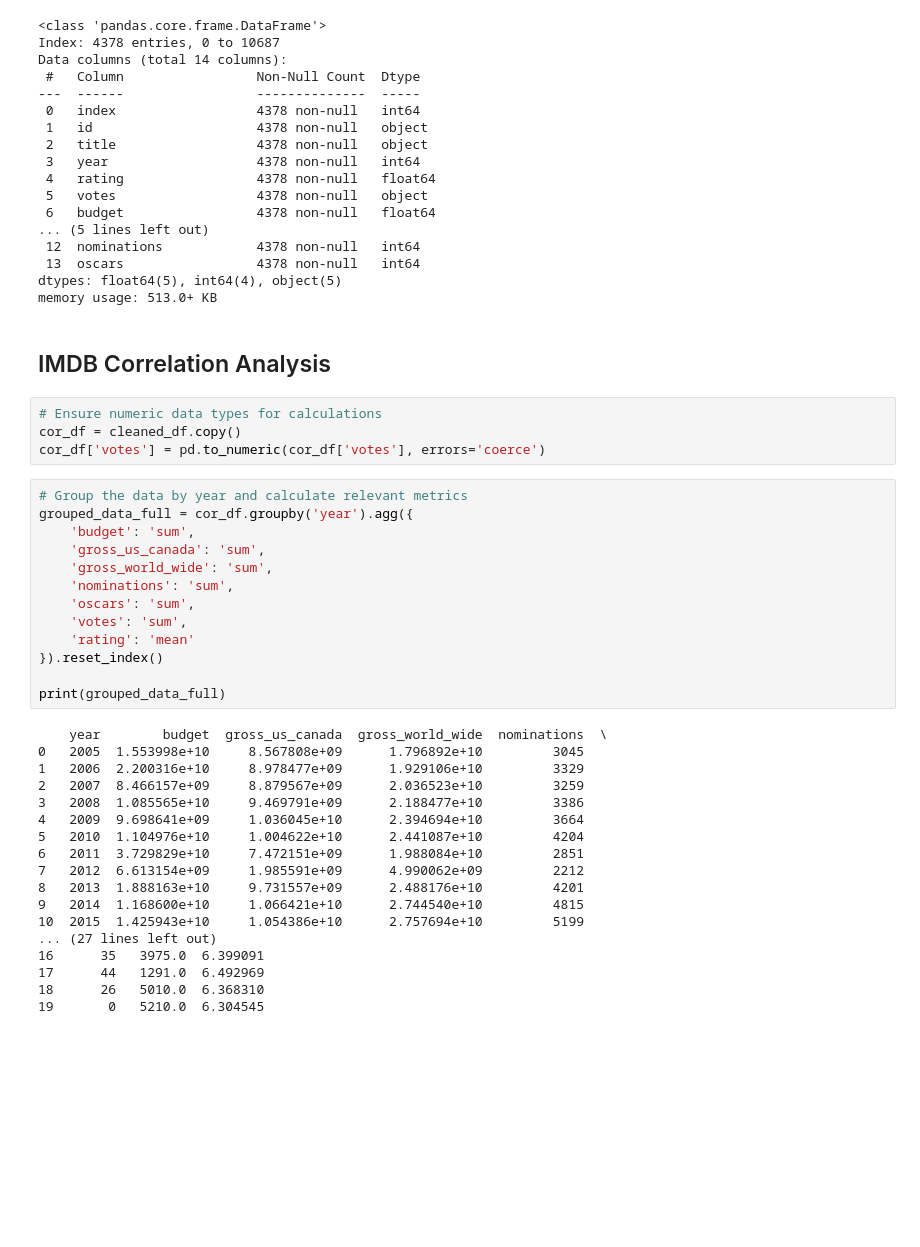
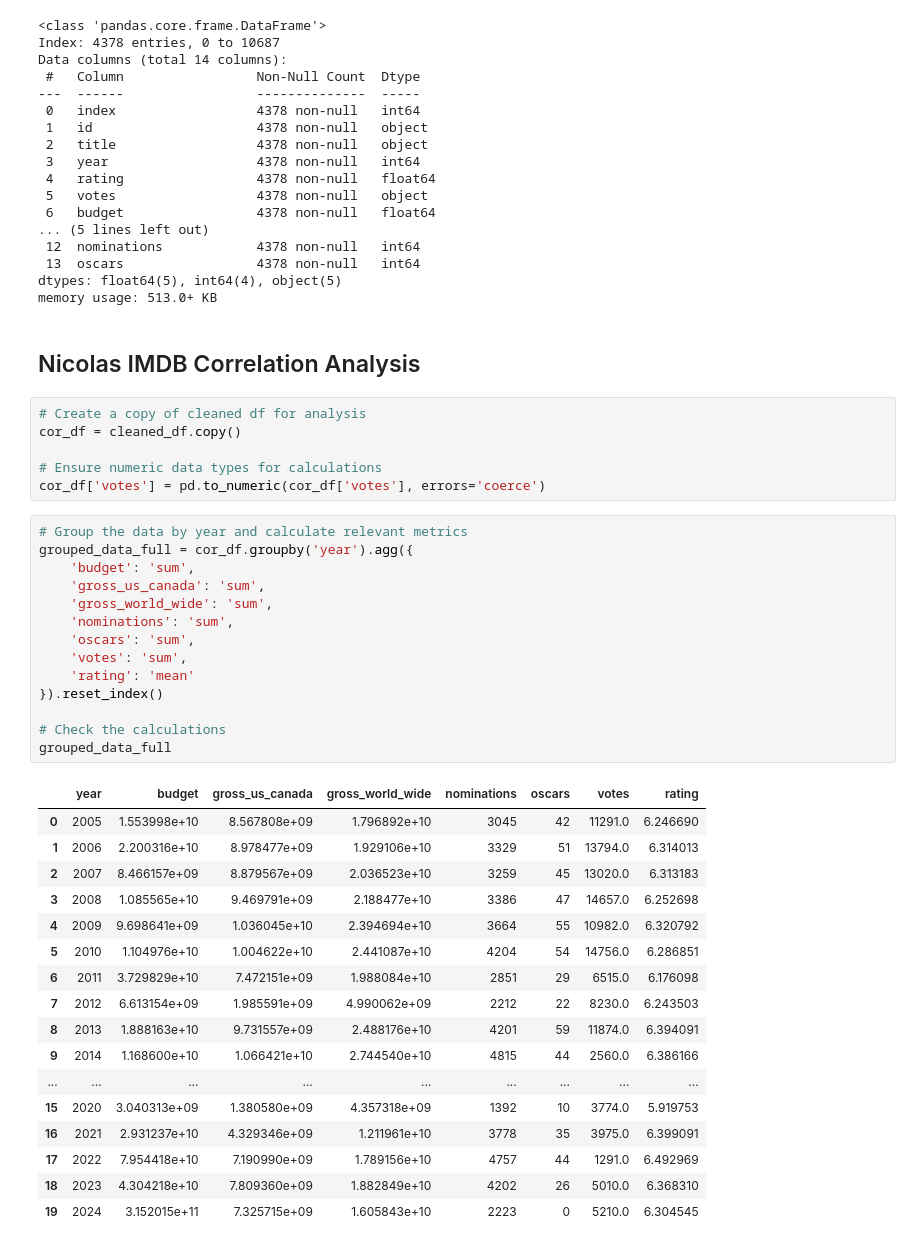
Before and after one commit to QJones76/IMDB-movie-analysis, a Jupyter notebook: processing_data.ipynb, the cells around one changed output. Saved outputs shown, nothing was run; the diff lists cells and outputs as text; blank space fills up the shorter version.

```diff
--- a/processing_data.ipynb
+++ b/processing_data.ipynb
@@ -113,42 +113,45 @@ Data columns (total 14 columns):
 dtypes: float64(5), int64(4), object(5)
 memory usage: 513.0+ KB
 # %% [markdown]
-## IMDB Correlation Analysis
+## Nicolas IMDB Correlation Analysis
 # %%
+# Create a copy of cleaned df for analysis
+cor_df = cleaned_df.copy()
+
 # Ensure numeric data types for calculations
-cor_df = cleaned_df.copy()
 cor_df['votes'] = pd.to_numeric(cor_df['votes'], errors='coerce')
 # %%
 # Group the data by year and calculate relevant metrics
 grouped_data_full = cor_df.groupby('year').agg({
     'budget': 'sum',
     'gross_us_canada': 'sum',
     'gross_world_wide': 'sum',
     'nominations': 'sum',
     'oscars': 'sum',
     'votes': 'sum',
     'rating': 'mean'
 }).reset_index()
 
-print(grouped_data_full)
+# Check the calculations
+grouped_data_full
 # %% [output]
-    year        budget  gross_us_canada  gross_world_wide  nominations  \
-0   2005  1.553998e+10     8.567808e+09      1.796892e+10         3045
-1   2006  2.200316e+10     8.978477e+09      1.929106e+10         3329
-2   2007  8.466157e+09     8.879567e+09      2.036523e+10         3259
-3   2008  1.085565e+10     9.469791e+09      2.188477e+10         3386
-4   2009  9.698641e+09     1.036045e+10      2.394694e+10         3664
-5   2010  1.104976e+10     1.004622e+10      2.441087e+10         4204
-6   2011  3.729829e+10     7.472151e+09      1.988084e+10         2851
-7   2012  6.613154e+09     1.985591e+09      4.990062e+09         2212
-8   2013  1.888163e+10     9.731557e+09      2.488176e+10         4201
-9   2014  1.168600e+10     1.066421e+10      2.744540e+10         4815
-10  2015  1.425943e+10     1.054386e+10      2.757694e+10         5199
-... (27 lines left out)
-16      35   3975.0  6.399091
-17      44   1291.0  6.492969
-18      26   5010.0  6.368310
-19       0   5210.0  6.304545
+|  | year | budget | gross_us_canada | gross_world_wide | nominations | oscars | votes | rating |
+| 0 | 2005 | 1.553998e+10 | 8.567808e+09 | 1.796892e+10 | 3045 | 42 | 11291.0 | 6.246690 |
+| 1 | 2006 | 2.200316e+10 | 8.978477e+09 | 1.929106e+10 | 3329 | 51 | 13794.0 | 6.314013 |
+| 2 | 2007 | 8.466157e+09 | 8.879567e+09 | 2.036523e+10 | 3259 | 45 | 13020.0 | 6.313183 |
+| 3 | 2008 | 1.085565e+10 | 9.469791e+09 | 2.188477e+10 | 3386 | 47 | 14657.0 | 6.252698 |
+| 4 | 2009 | 9.698641e+09 | 1.036045e+10 | 2.394694e+10 | 3664 | 55 | 10982.0 | 6.320792 |
+| 5 | 2010 | 1.104976e+10 | 1.004622e+10 | 2.441087e+10 | 4204 | 54 | 14756.0 | 6.286851 |
+| 6 | 2011 | 3.729829e+10 | 7.472151e+09 | 1.988084e+10 | 2851 | 29 | 6515.0 | 6.176098 |
+| 7 | 2012 | 6.613154e+09 | 1.985591e+09 | 4.990062e+09 | 2212 | 22 | 8230.0 | 6.243503 |
+| 8 | 2013 | 1.888163e+10 | 9.731557e+09 | 2.488176e+10 | 4201 | 59 | 11874.0 | 6.394091 |
+| 9 | 2014 | 1.168600e+10 | 1.066421e+10 | 2.744540e+10 | 4815 | 44 | 2560.0 | 6.386166 |
+| ... | ... | ... | ... | ... | ... | ... | ... | ... |
+| 15 | 2020 | 3.040313e+09 | 1.380580e+09 | 4.357318e+09 | 1392 | 10 | 3774.0 | 5.919753 |
+| 16 | 2021 | 2.931237e+10 | 4.329346e+09 | 1.211961e+10 | 3778 | 35 | 3975.0 | 6.399091 |
+| 17 | 2022 | 7.954418e+10 | 7.190990e+09 | 1.789156e+10 | 4757 | 44 | 1291.0 | 6.492969 |
+| 18 | 2023 | 4.304218e+10 | 7.809360e+09 | 1.882849e+10 | 4202 | 26 | 5010.0 | 6.368310 |
+| 19 | 2024 | 3.152015e+11 | 7.325715e+09 | 1.605843e+10 | 2223 | 0 | 5210.0 | 6.304545 |
 # %%
 # Calculate relative changes (percentage changes)
 grouped_data_full['budget_change'] = grouped_data_full['budget'].pct_change() * 100
```
Also changed, not shown: parts of 1 cell of this notebook, 4 other files.
